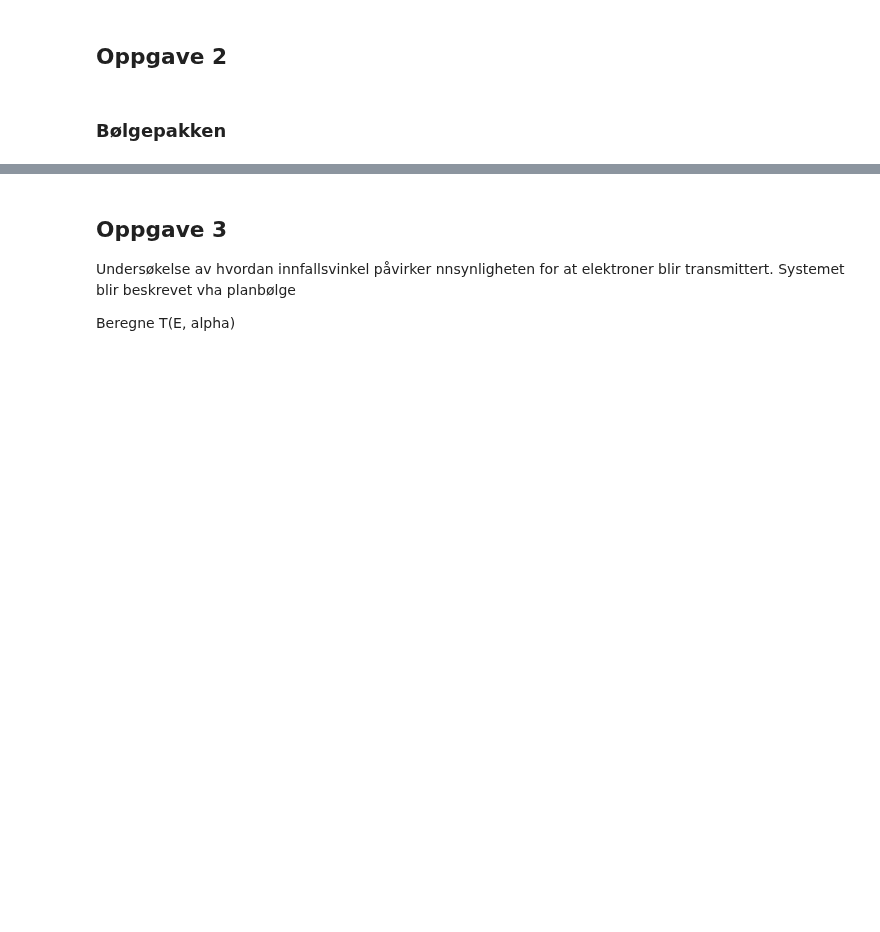
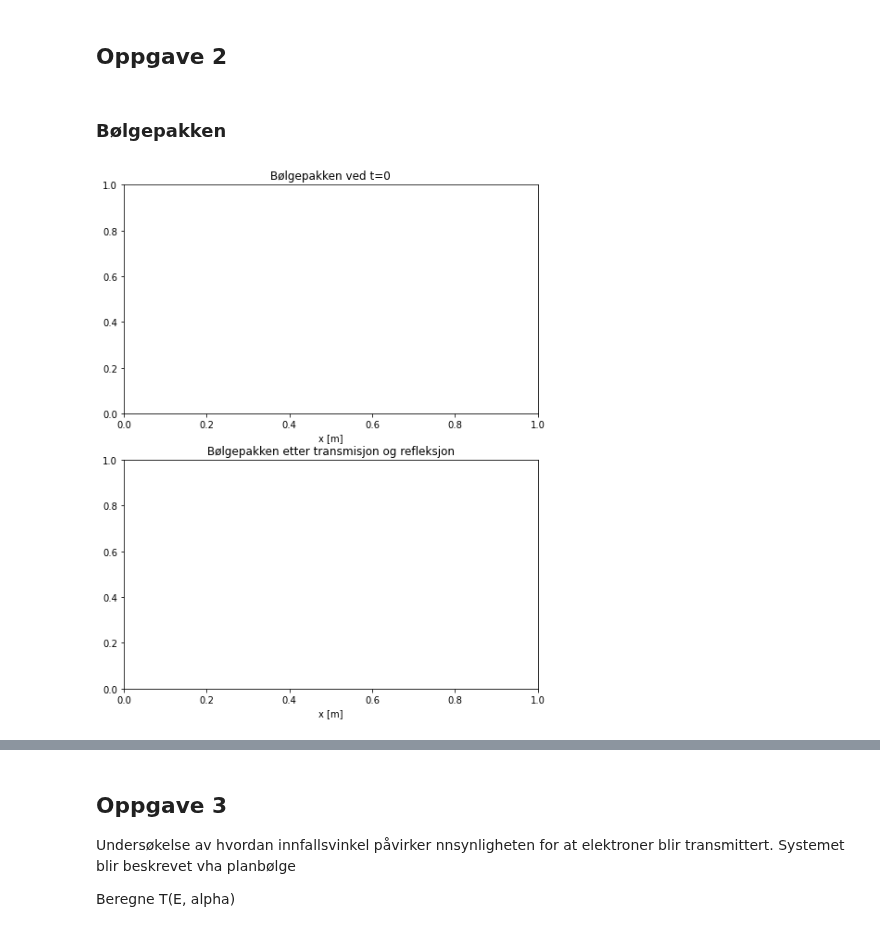
Before and after one commit to astridmo/Fys245-Quantum-physics, a Jupyter notebook: oblig/ObligFys245.ipynb, the cells around one changed output, grey strips where cells are left out. Cells and saved outputs as stored; diff of their text form; code cells hidden in the pictures; blank space fills up the shorter version.

Commit message:
Nye plot for ny saved_phi og saved_phi_sqrd funker. Var bug i bølgepunksjon, tror d er fiksa

```diff
--- a/oblig/ObligFys245.ipynb
+++ b/oblig/ObligFys245.ipynb
@@ -372,35 +372,37 @@ num_t_steps = 2000000
 f, (ax1, ax2) = plt.subplots(2, 1, sharey=True, figsize=(8,10))
 ax1.title.set_text('Bølgepakken ved t=0')
 ax2.title.set_text('Bølgepakken etter transmisjon og refleksjon')
 
 ax1.set_xlabel('x [m]')
 ax2.set_xlabel('x [m]')
 
-phi_forrige_tidssteg = ksi(x, x0)
+Phi_forrige_tidssteg = ksi(x, x0)
 saved_phi = []
 saved_phi_sqrd = []
 
 for i in range(num_t_steps):
     # Beregner sannsynlighetsamplituden
     phi_sqrd = phi_i_andre2(Phi_forrige_tidssteg)
 
     # Plotter hvert 10000 tidssteg
     if i % 10000 == 0:
         #print(Phi_neste_tidssteg[0:10])
         ## =================================
         ## Plotter bølgepakken
         ## =================================
         #ax1.plot(x, Phi_neste_tidssteg)
         #ax2.plot(x, Phi_neste_tidssteg)
         #plt.show()
-        saved_phi.append(phi_forrige_tidssteg)
+        saved_phi.append(Phi_forrige_tidssteg)
         saved_phi_sqrd.append(phi_sqrd)
 
     # Bereger neste tidssteg
     Phi_neste_tidssteg = fu(Phi_forrige_tidssteg, x)
 
 
     Phi_forrige_tidssteg = Phi_neste_tidssteg
+# %% [output]
+[figure, added]
 # %%
 # =================================
 # Plotter bølgepakken
```
Also changed, not shown: parts of 5 cells of this notebook.
